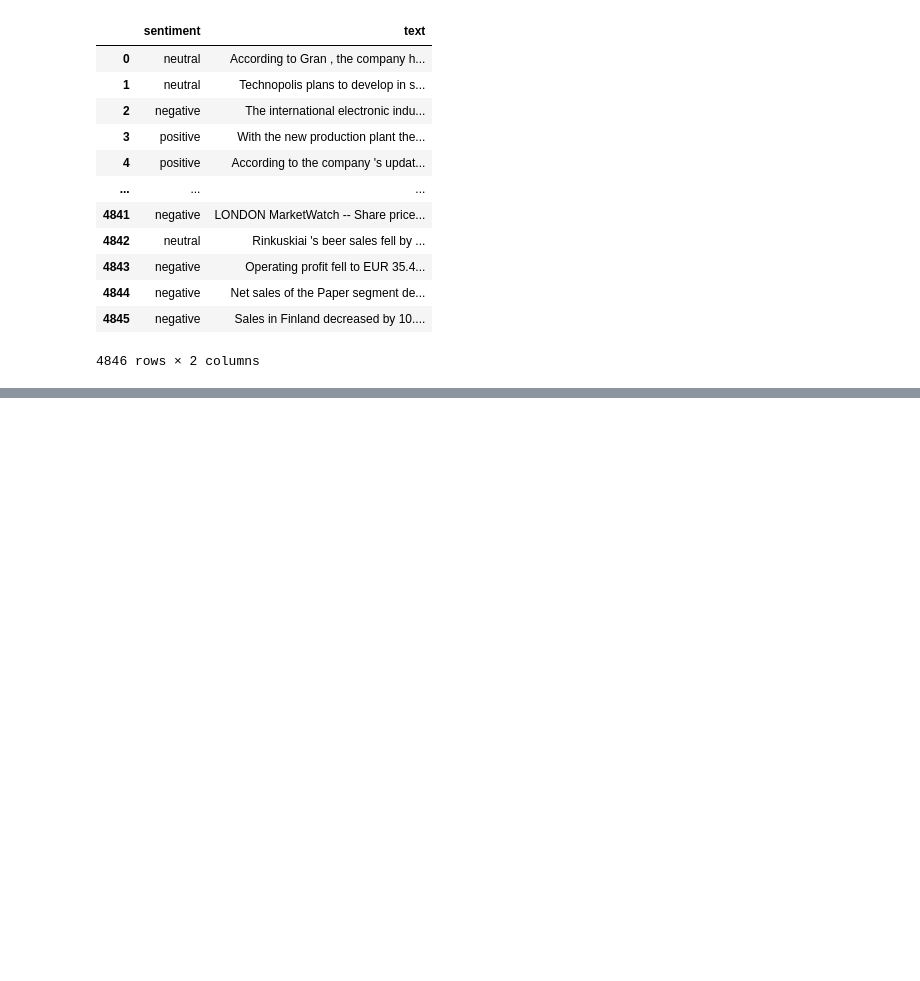
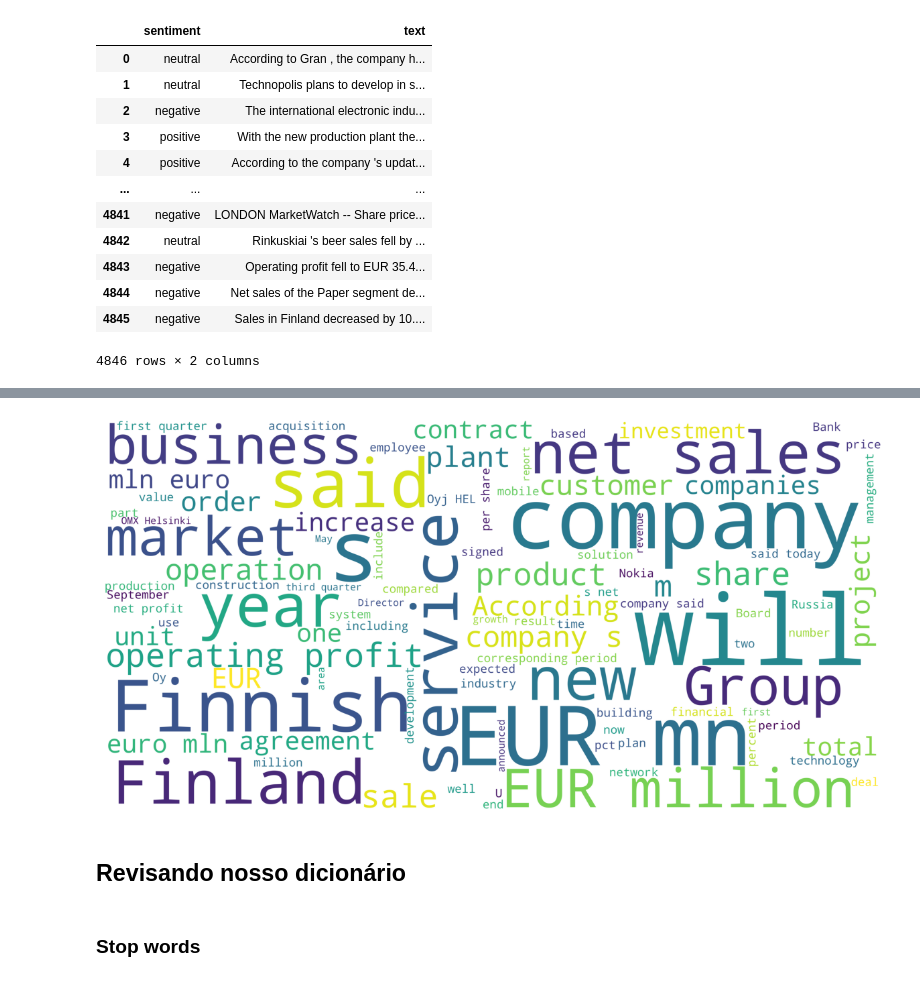
Before and after one commit to TrabalhosMaua23/An-lise_Sentimento_Not-cias_Financeiras, a Jupyter notebook: analise_sentimento_noticias.ipynb, the cells around one changed output, grey strips where cells are left out. Saved outputs shown, nothing was run; the diff lists cells and outputs as text; code cells hidden in the pictures; blank space fills up the shorter version.

Commit message:
IMT_TFIDF_word2vec aplicado

```diff
--- a/analise_sentimento_noticias.ipynb
+++ b/analise_sentimento_noticias.ipynb
@@ -24,0 +109,17 @@ df
+# %%
+from wordcloud import WordCloud
+import matplotlib.pyplot as plt
+
+word_cloud_text = ''.join(df['text'])
+wordcloud = WordCloud(max_font_size=100, max_words=100, background_color="white", \
+                      scale = 10,width=800, height=400).generate(word_cloud_text)
+plt.figure(figsize=(15,8))
+plt.imshow(wordcloud)
+plt.axis("off")
+plt.show()
+# %% [output]
+[figure, added]
+# %% [markdown]
+## Revisando nosso dicionário
+# %% [markdown]
+### Stop words
```
Also changed, not shown: parts of 43 cells of this notebook.
